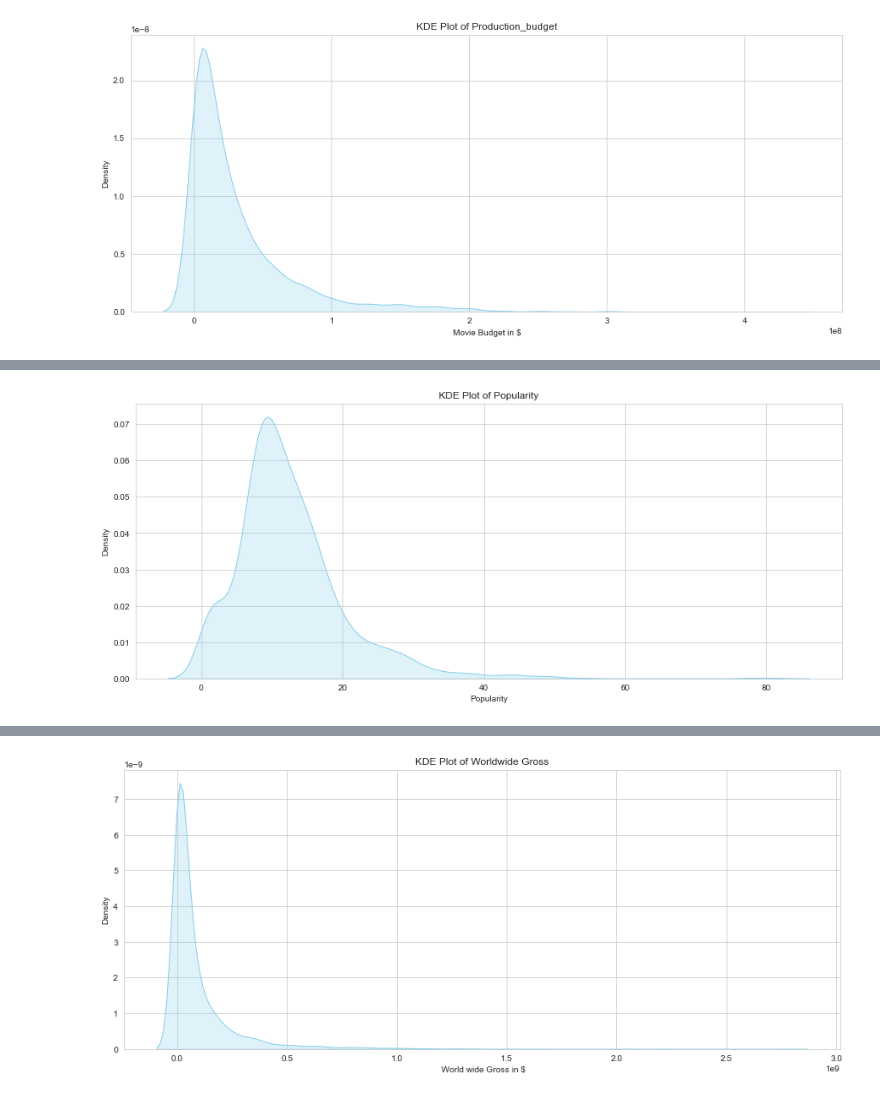
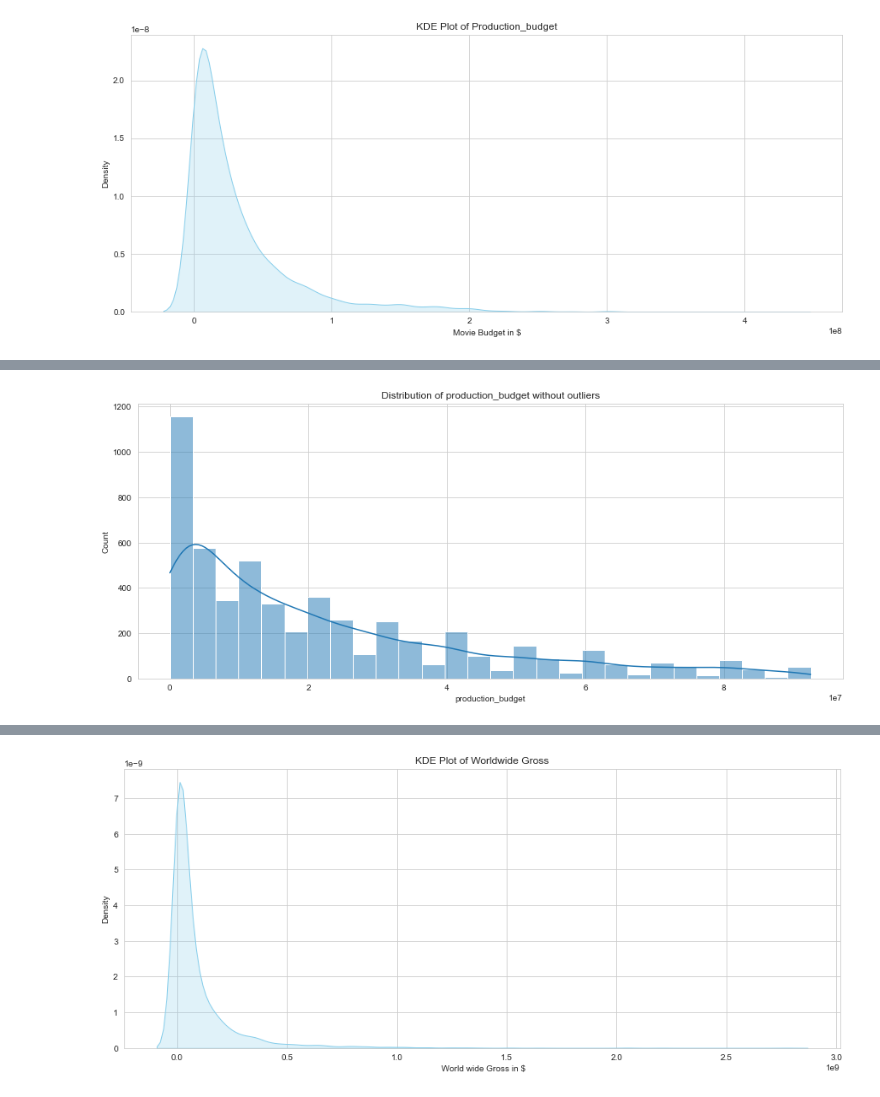
Before and after one commit to Bakley/Talanta-hela, a Jupyter notebook: notebooks/Data_Validation.ipynb, the cells around one changed output, grey strips where cells are left out. Cells and saved outputs as stored; diff of their text form; code cells hidden in the pictures.

```diff
--- a/notebooks/Data_Validation.ipynb
+++ b/notebooks/Data_Validation.ipynb
@@ -1116,3 +1252,28 @@ plt.ylabel('Density')
 plt.show()
 # %% [output]
 [figure]
+# %%
+#IQR Production Budget
+Q1 = tmdb_tn_merged['production_budget'].quantile(0.25)
+Q3 = tmdb_tn_merged['production_budget'].quantile(0.75)
+IQR = Q3 - Q1
+
+# Define the outlier bounds
+lower_bound = Q1 - 1.5 * IQR
+upper_bound = Q3 + 1.5 * IQR
+
+# Find the outliers
+outliers = tmdb_tn_merged[(tmdb_tn_merged['production_budget'] < lower_bound) | (tmdb_tn_merged['production_budget'] > upper_bound)]
+
+print("--- Outliers using the IQR method ---")
+print(f"Q1 (25th percentile): {Q1}")
+print(f"Q3 (75th percentile): {Q3}")
+print(f"IQR: {IQR}")
+print(f"Lower Bound: {lower_bound}")
+print(f"Upper Bound: {upper_bound}")
+
+if not outliers.empty:
+    print("\nOutliers found:")
+    print(outliers)
+else:
+    print("\nNo outliers found.")
@@ -1118,0 +1298,5 @@ plt.show()
+# %%
+tmdb_tn_merged_cleaned = tmdb_tn_merged[(tmdb_tn_merged['production_budget'] >= lower_bound) & (tmdb_tn_merged['production_budget'] <= upper_bound)]
+
+print("Original DataFrame shape:", tmdb_tn_merged.shape)
+print("Cleaned DataFrame shape:", tmdb_tn_merged_cleaned.shape)
@@ -1119,9 +1314,9 @@ plt.show()
 # %%
 plt.figure(figsize=(15, 6))
-sns.kdeplot(data=tmdb_tn_merged, x='popularity', fill=True, color='skyblue')
-plt.title('KDE Plot of Popularity')
-plt.xlabel('Popularity')
-plt.ylabel('Density')
+sns.histplot(tmdb_tn_merged_cleaned['production_budget'], kde=True)
+plt.title('Distribution of production_budget without outliers')
+plt.xlabel('production_budget')
+plt.ylabel('Count')
 plt.show()
 # %% [output]
-[figure, old version]
+[figure, new version]
```
Also changed, not shown: parts of 105 cells of this notebook.
